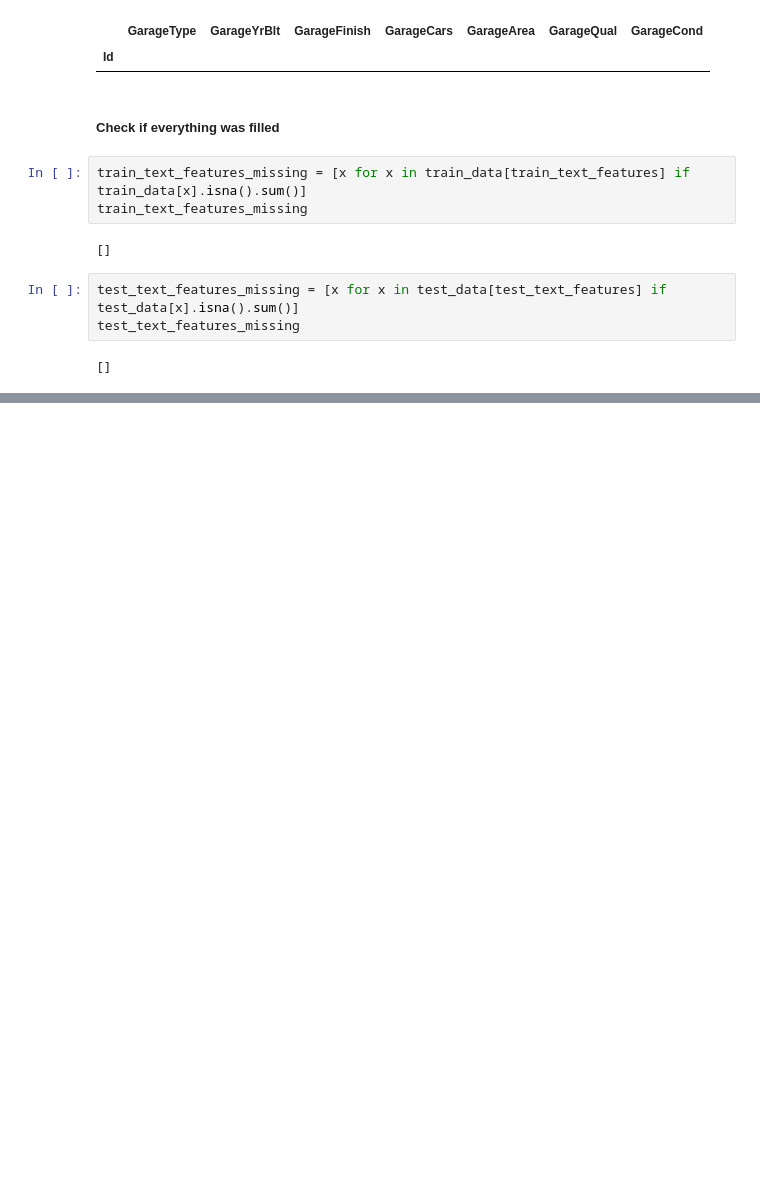
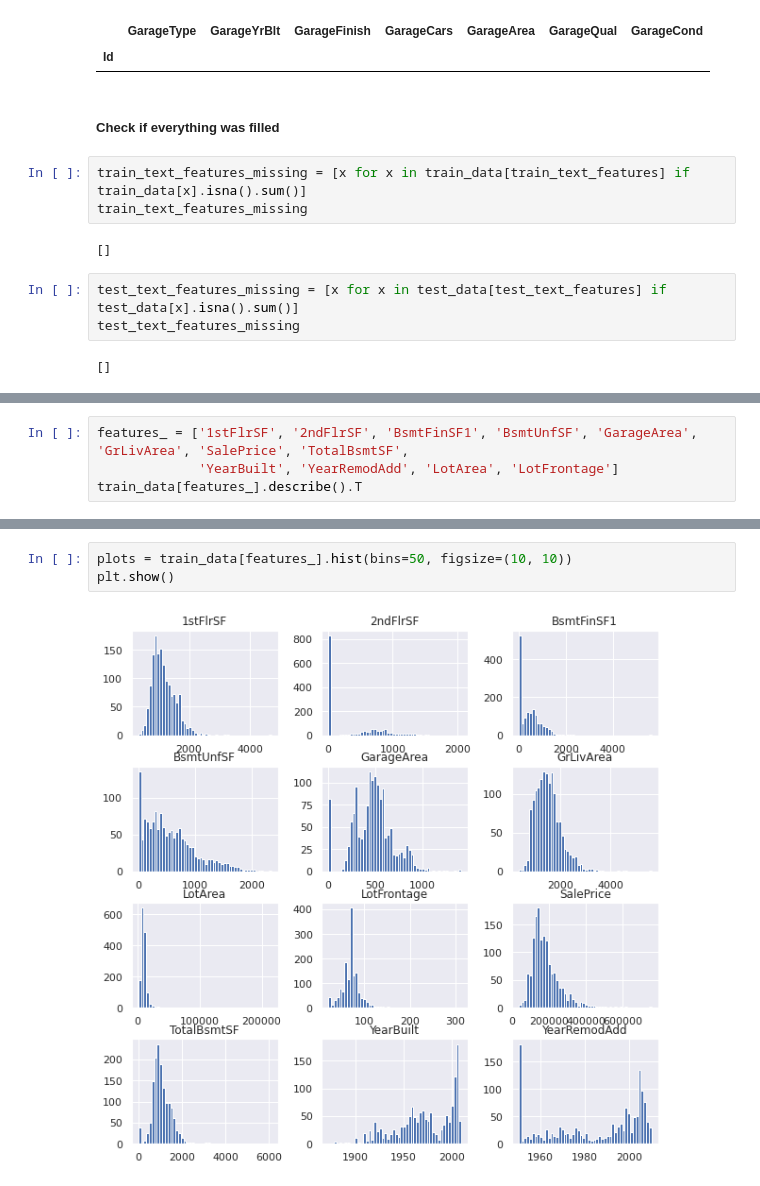
Before and after one commit to mzignis/advance_house_pricing, a Jupyter notebook: preprocessing_data.ipynb, the cells around one changed output, grey strips where cells are left out. Saved outputs shown, nothing was run; the diff lists cells and outputs as text; blank space fills up the shorter version.

```diff
--- a/preprocessing_data.ipynb
+++ b/preprocessing_data.ipynb
@@ -598,0 +609,4 @@ test_text_features_missing
+# %%
+features_ = ['1stFlrSF', '2ndFlrSF', 'BsmtFinSF1', 'BsmtUnfSF', 'GarageArea', 'GrLivArea', 'SalePrice', 'TotalBsmtSF',
+             'YearBuilt', 'YearRemodAdd', 'LotArea', 'LotFrontage']
+train_data[features_].describe().T
@@ -598,0 +627,5 @@ test_text_features_missing
+# %%
+plots = train_data[features_].hist(bins=50, figsize=(10, 10))
+plt.show()
+# %% [output]
+[figure, added]
```
Also changed, not shown: parts of 39 cells of this notebook.
